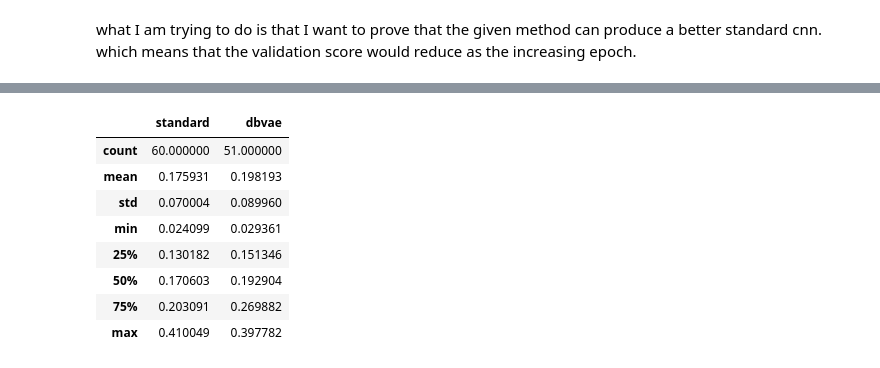
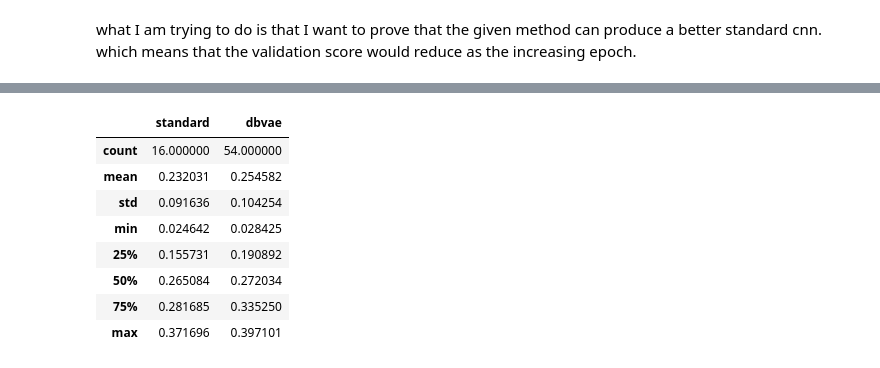
Before and after one commit to zhiyuan-95/db-vae, a Jupyter notebook: comet.ipynb, the cells around one changed output, grey strips where cells are left out. Saved outputs shown, nothing was run; the diff lists cells and outputs as text; code cells hidden in the pictures.

```diff
--- a/comet.ipynb
+++ b/comet.ipynb
@@ -184,7 +184,7 @@ class comet():
     self.workspace = "zhiyuan-jin"
     self.model = model
     if model == 'standard':
-      self.projectName = "standard-c-2"
+      self.projectName = "standard-p-3"
       self.params = ['batch_size', 'learning_rate']
     elif model == 'debiasing':#dbvae-c-1-0-2-0-0002
       self.projectName = project_name(c)
@@ -311,5 +357,5 @@ def get_avg_dbval_history(model, metric):
 # %%
-measure = 'median'
+measure = 'max'
 standard = comet('standard', measure)
 # %%
 #c =(1,0.2,0.0002)
@@ -338,15 +366,15 @@ dbvae.summary#['best_epoch'].value_counts()
 # %%
-standard_summary = standard.summary['dbval_at_best'].describe()
-dbvae_summary = dbvae.summary['dbval_at_best'].describe()
+standard_summary = standard.summary[f'dbval_at_{measure}'].describe()
+dbvae_summary = dbvae.summary[f'dbval_at_{measure}'].describe()
 combined_summary = pd.DataFrame({'standard': standard_summary, 'dbvae': dbvae_summary})
 display(combined_summary)
 # %% [output]
 |  | standard | dbvae |
-| count | 60.000000 | 51.000000 |
-| mean | 0.175931 | 0.198193 |
-| std | 0.070004 | 0.089960 |
-| min | 0.024099 | 0.029361 |
-| 25% | 0.130182 | 0.151346 |
-| 50% | 0.170603 | 0.192904 |
-| 75% | 0.203091 | 0.269882 |
-| max | 0.410049 | 0.397782 |
+| count | 16.000000 | 54.000000 |
+| mean | 0.232031 | 0.254582 |
+| std | 0.091636 | 0.104254 |
+| min | 0.024642 | 0.028425 |
+| 25% | 0.155731 | 0.190892 |
+| 50% | 0.265084 | 0.272034 |
+| 75% | 0.281685 | 0.335250 |
+| max | 0.371696 | 0.397101 |
```
Also changed, not shown: parts of 6 cells of this notebook.
